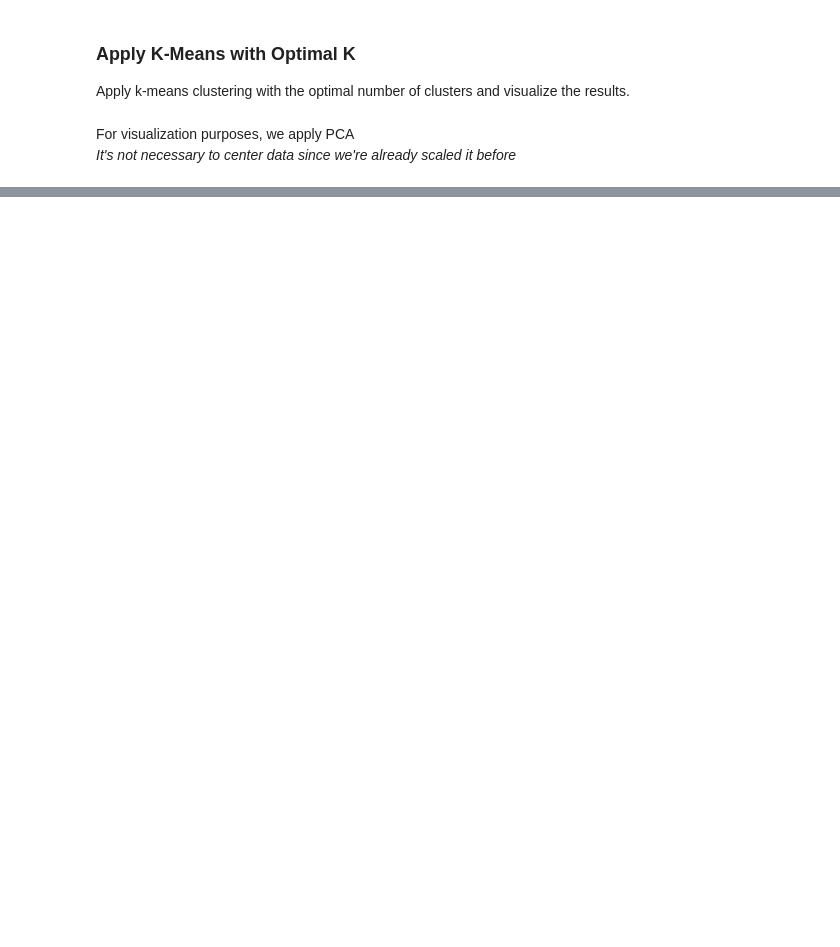
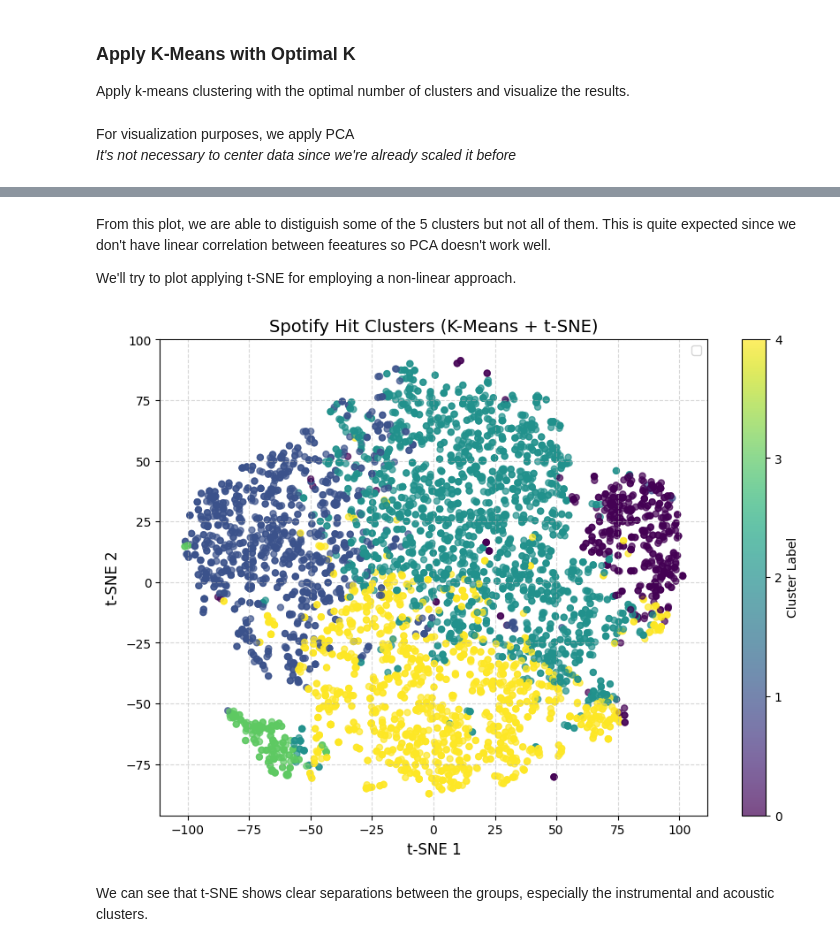
Before and after one commit to karanbir-singh/DAMIN-project, a Jupyter notebook: src/third_analysis.ipynb, the cells around one changed output, grey strips where cells are left out. Cells and saved outputs as stored; diff of their text form; code cells hidden in the pictures; blank space fills up the shorter version.

```diff
--- a/src/third_analysis.ipynb
+++ b/src/third_analysis.ipynb
@@ -162,3 +146,33 @@ plt.show()
+# %% [markdown]
+From this plot, we are able to distiguish some of the 5 clusters but not all of them.
+This is quite expected since we don't have linear correlation between feeatures so PCA doesn't work well.
+
+We'll try to plot applying t-SNE for employing a non-linear approach.
+# %%
+# t-SNE
+tsne = TSNE(n_components=2, random_state=42)
+tsne_results = tsne.fit_transform(successful_scaled)
+
+# Visualize the clusters
+plt.figure(figsize=(10, 7))
+scatter = plt.scatter(
+    tsne_results[:, 0], tsne_results[:, 1],
+    c=hit_df['cluster'],
+    cmap='viridis',
+    s=25, alpha=0.7
+)
+
+plt.title("Spotify Hit Clusters (K-Means + t-SNE)", fontsize=14)
+plt.xlabel("t-SNE 1", fontsize=12)
+plt.ylabel("t-SNE 2", fontsize=12)
+plt.colorbar(scatter, ticks=range(elbow_point), label='Cluster Label')
+plt.grid(True, linestyle='--', alpha=0.5)
+plt.legend()
+plt.show()
+# %% [output]
+[figure, added]
+# %% [markdown]
+We can see that t-SNE shows clear separations between the groups, especially the instrumental and acoustic clusters.
 # %%
 # Profile the clusters (interpret the 10D results)
 cluster_profiles = hit_df.groupby('cluster')[feature_cols + ['popularity']].mean().round(3)
```
Also changed, not shown: parts of 19 cells of this notebook.
